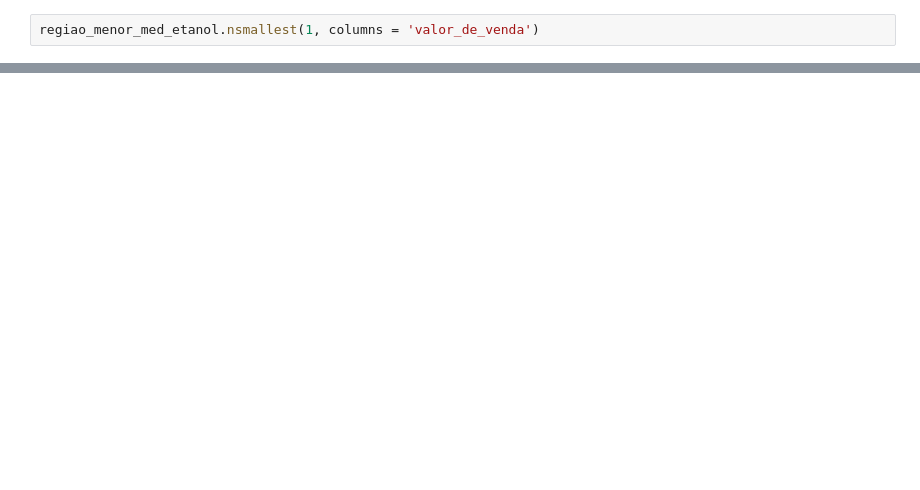
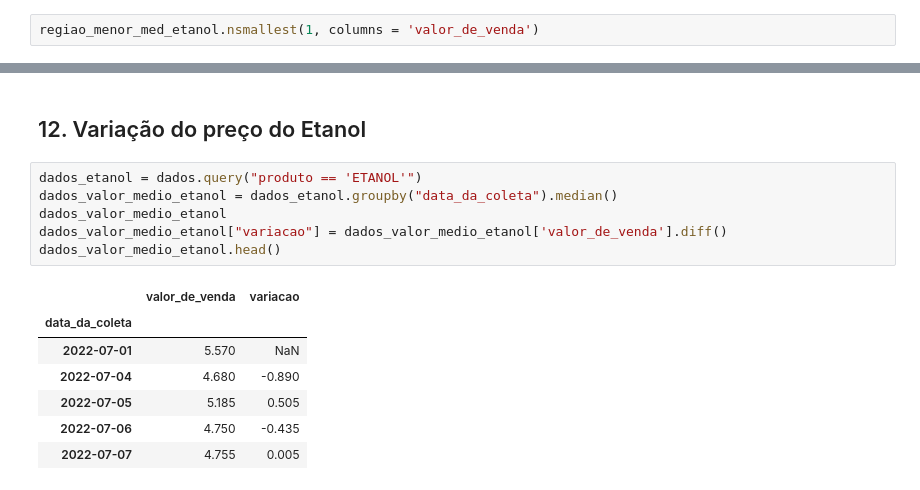
Before and after one commit to lucasCanella/Projeto-modulo-4, a Jupyter notebook: limpeza_adequacao_dados.ipynb, the cells around one changed output, grey strips where cells are left out. Cells and saved outputs as stored; diff of their text form; blank space fills up the shorter version.

```diff
--- a/limpeza_adequacao_dados.ipynb
+++ b/limpeza_adequacao_dados.ipynb
@@ -484,0 +480,16 @@ plt.tight_layout()
+# %% [markdown]
+## 12. Variação do preço do Etanol
+# %%
+dados_etanol = dados.query("produto == 'ETANOL'")
+dados_valor_medio_etanol = dados_etanol.groupby("data_da_coleta").median()
+dados_valor_medio_etanol
+dados_valor_medio_etanol["variacao"] = dados_valor_medio_etanol['valor_de_venda'].diff()
+dados_valor_medio_etanol.head()
+# %% [output]
+|  | valor_de_venda | variacao |
+| data_da_coleta |  |  |
+| 2022-07-01 | 5.570 | NaN |
+| 2022-07-04 | 4.680 | -0.890 |
+| 2022-07-05 | 5.185 | 0.505 |
+| 2022-07-06 | 4.750 | -0.435 |
+| 2022-07-07 | 4.755 | 0.005 |
```
Also changed, not shown: parts of 30 cells of this notebook, 1 other file.
